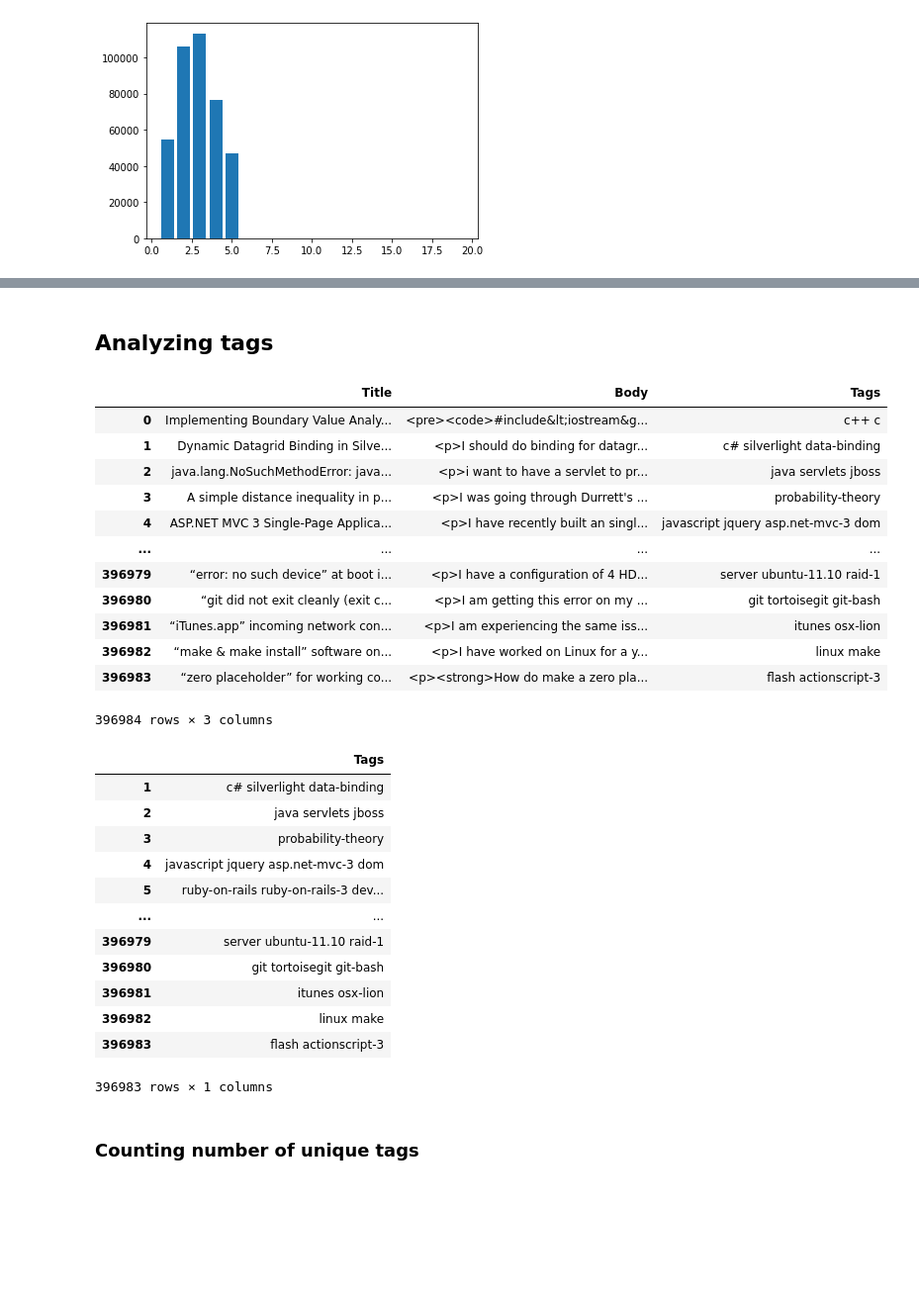
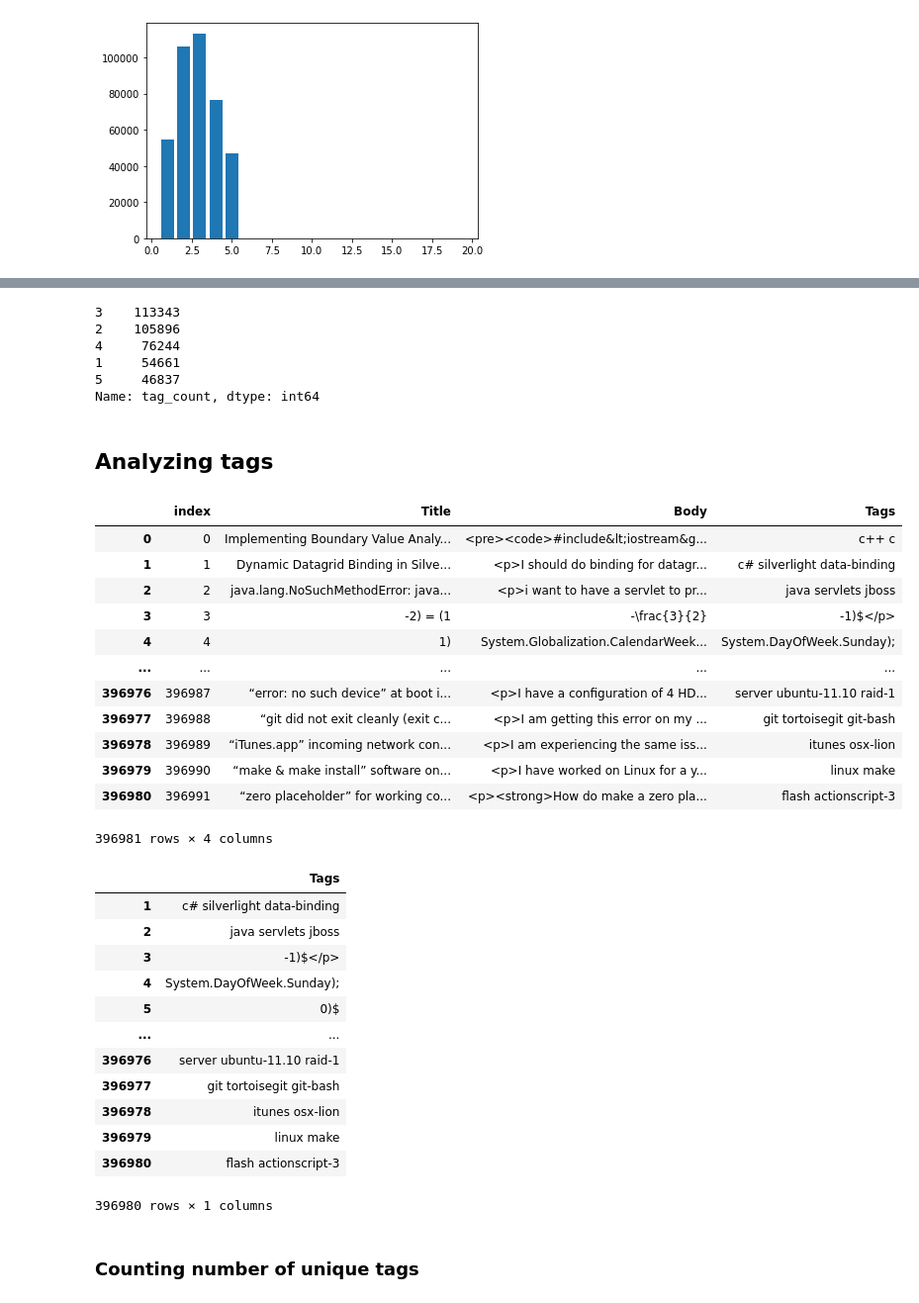
Before and after one commit to RakshitaTantry28/Stackoverflow-Tag-Predictor, a Jupyter notebook: SO_TagPredictor.ipynb, the cells around one changed output, grey strips where cells are left out. Shown at 99% size. Drawn from its saved outputs; the diff is of its cells as text; code cells hidden in the pictures; blank space fills up the shorter version.

```diff
--- a/SO_TagPredictor.ipynb
+++ b/SO_TagPredictor.ipynb
@@ -67,6 +64,8 @@ pd.read_sql_query('SELECT Title, Body, Tags FROM data', con)
 406401 rows × 3 columns
 # %%
 con2 = sqlite3.connect('/content/gdrive/My Drive/train_no_dup.db')
+# %%
+con3 = sqlite3.connect('/content/train_no_dup1.db')
 # %% [markdown]
 ## Removing Null values
 # %%
@@ -173,0 +195,10 @@ plt.bar(tag_count.keys(),tag_count)
+# %%
+tag_count = df_no_dup.tag_count.value_counts()
+tag_count
+# %% [output]
+3    113343
+2    105896
+4     76244
+1     54661
+5     46837
+Name: tag_count, dtype: int64
@@ -174,24 +211,24 @@ plt.bar(tag_count.keys(),tag_count)
 # %% [markdown]
 ## Analyzing tags
 # %%
-pd.read_sql_query("Select Title,Body,Tags FROM data",con2)
+pd.read_sql_query("Select * FROM no_dup_train",con3)
 # %% [output]
-|  | Title | Body | Tags |
-| 0 | Implementing Boundary Value Analy... | <pre><code>#include&lt;iostream&g... | c++ c |
-| 1 | Dynamic Datagrid Binding in Silve... | <p>I should do binding for datagr... | c# silverlight data-binding |
-| 2 | java.lang.NoSuchMethodError: java... | <p>i want to have a servlet to pr... | java servlets jboss |
-| 3 | A simple distance inequality in p... | <p>I was going through Durrett's ... | probability-theory |
-| 4 | ASP.NET MVC 3 Single-Page Applica... | <p>I have recently built an singl... | javascript jquery asp.net-mvc-3 dom |
-| ... | ... | ... | ... |
-| 396979 | “error: no such device” at boot i... | <p>I have a configuration of 4 HD... | server ubuntu-11.10 raid-1 |
-| 396980 | “git did not exit cleanly (exit c... | <p>I am getting this error on my ... | git tortoisegit git-bash |
-| 396981 | “iTunes.app” incoming network con... | <p>I am experiencing the same iss... | itunes osx-lion |
-| 396982 | “make & make install” software on... | <p>I have worked on Linux for a y... | linux make |
-| 396983 | “zero placeholder” for working co... | <p><strong>How do make a zero pla... | flash actionscript-3 |
+|  | index | Title | Body | Tags |
+| 0 | 0 | Implementing Boundary Value Analy... | <pre><code>#include&lt;iostream&g... | c++ c |
+| 1 | 1 | Dynamic Datagrid Binding in Silve... | <p>I should do binding for datagr... | c# silverlight data-binding |
+| 2 | 2 | java.lang.NoSuchMethodError: java... | <p>i want to have a servlet to pr... | java servlets jboss |
+| 3 | 3 | -2) = (1 | -\frac{3}{2} | -1)$</p> |
+| 4 | 4 | 1) | System.Globalization.CalendarWeek... | System.DayOfWeek.Sunday); |
+| ... | ... | ... | ... | ... |
+| 396976 | 396987 | “error: no such device” at boot i... | <p>I have a configuration of 4 HD... | server ubuntu-11.10 raid-1 |
+| 396977 | 396988 | “git did not exit cleanly (exit c... | <p>I am getting this error on my ... | git tortoisegit git-bash |
+| 396978 | 396989 | “iTunes.app” incoming network con... | <p>I am experiencing the same iss... | itunes osx-lion |
+| 396979 | 396990 | “make & make install” software on... | <p>I have worked on Linux for a y... | linux make |
+| 396980 | 396991 | “zero placeholder” for working co... | <p><strong>How do make a zero pla... | flash actionscript-3 |
-396984 rows × 3 columns
+396981 rows × 4 columns
 # %%
 start = datetime.now()
-tag_data = pd.read_sql_query("""SELECT Tags FROM data""", con2)
+tag_data = pd.read_sql_query("""SELECT Tags FROM no_dup_train""", con3)
 #Always remember to close the database
 # Let's now drop unwanted column.
 tag_data.drop(tag_data.index[0], inplace=True)
@@ -201,13 +238,13 @@ tag_data
 |  | Tags |
 | 1 | c# silverlight data-binding |
 | 2 | java servlets jboss |
-| 3 | probability-theory |
-| 4 | javascript jquery asp.net-mvc-3 dom |
-| 5 | ruby-on-rails ruby-on-rails-3 dev... |
+| 3 | -1)$</p> |
+| 4 | System.DayOfWeek.Sunday); |
+| 5 | 0)$ |
 | ... | ... |
-| 396979 | server ubuntu-11.10 raid-1 |
-| 396980 | git tortoisegit git-bash |
-| 396981 | itunes osx-lion |
-| 396982 | linux make |
-| 396983 | flash actionscript-3 |
+| 396976 | server ubuntu-11.10 raid-1 |
+| 396977 | git tortoisegit git-bash |
+| 396978 | itunes osx-lion |
+| 396979 | linux make |
+| 396980 | flash actionscript-3 |
-396983 rows × 1 columns
+396980 rows × 1 columns
```
Also changed, not shown: parts of 17 cells of this notebook.
